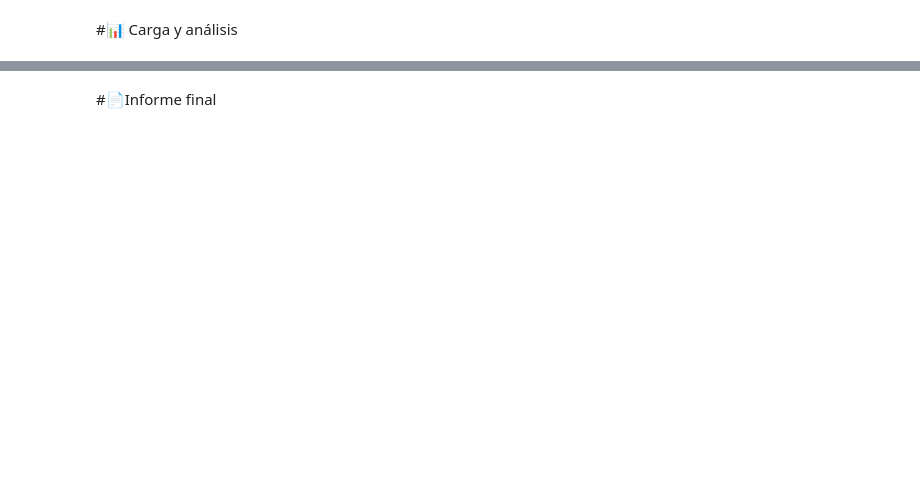
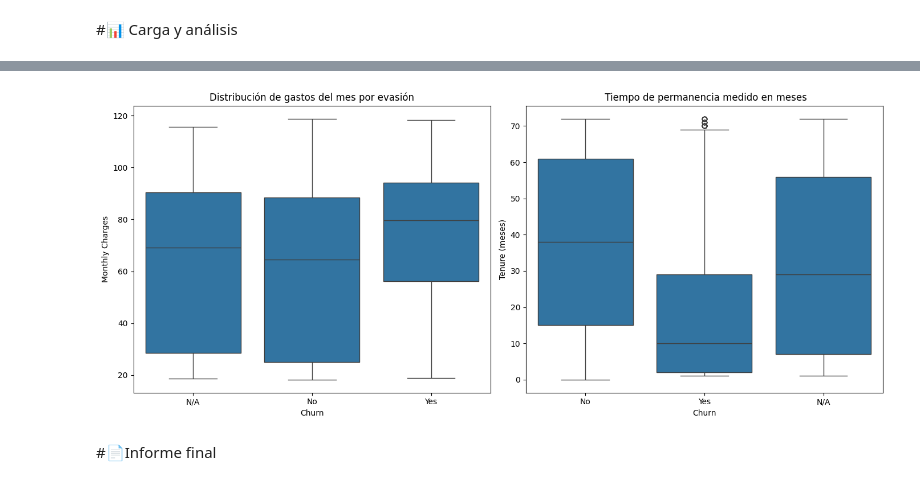
Before and after one commit to anagonesca/Telecom-1, a Jupyter notebook: TelecomX_LATAM.ipynb, the cells around one changed output, grey strips where cells are left out. Cells and saved outputs as stored; diff of their text form; code cells hidden in the pictures; blank space fills up the shorter version.

```diff
--- a/TelecomX_LATAM.ipynb
+++ b/TelecomX_LATAM.ipynb
@@ -247,0 +363,5 @@ df
+# %%
+Variables_numericas = [ 'Churn', 'ChargesMonthly', 'Tenure']
+
+df_evasion_num = df[Variables_numericas].sort_values('Churn').set_index('Churn')
+df_evasion_num
@@ -247,0 +383,20 @@ df
+# %%
+plt.figure(figsize=(14, 6))
+
+
+plt.subplot(1, 2, 1)
+sns.boxplot(data=df_evasion_num, x='Churn', y='ChargesMonthly')
+plt.title('Distribución de gastos del mes por evasión')
+plt.xlabel('Churn')
+plt.ylabel('Monthly Charges')
+
+plt.subplot(1, 2, 2)
+sns.boxplot(data=df, x='Churn', y='Tenure')
+plt.title(' Tiempo de permanencia medido en meses')
+plt.xlabel('Churn')
+plt.ylabel('Tenure (meses)')
+
+plt.tight_layout()
+plt.show()
+# %% [output]
+[figure, added]
```
Also changed, not shown: parts of 21 cells of this notebook.
